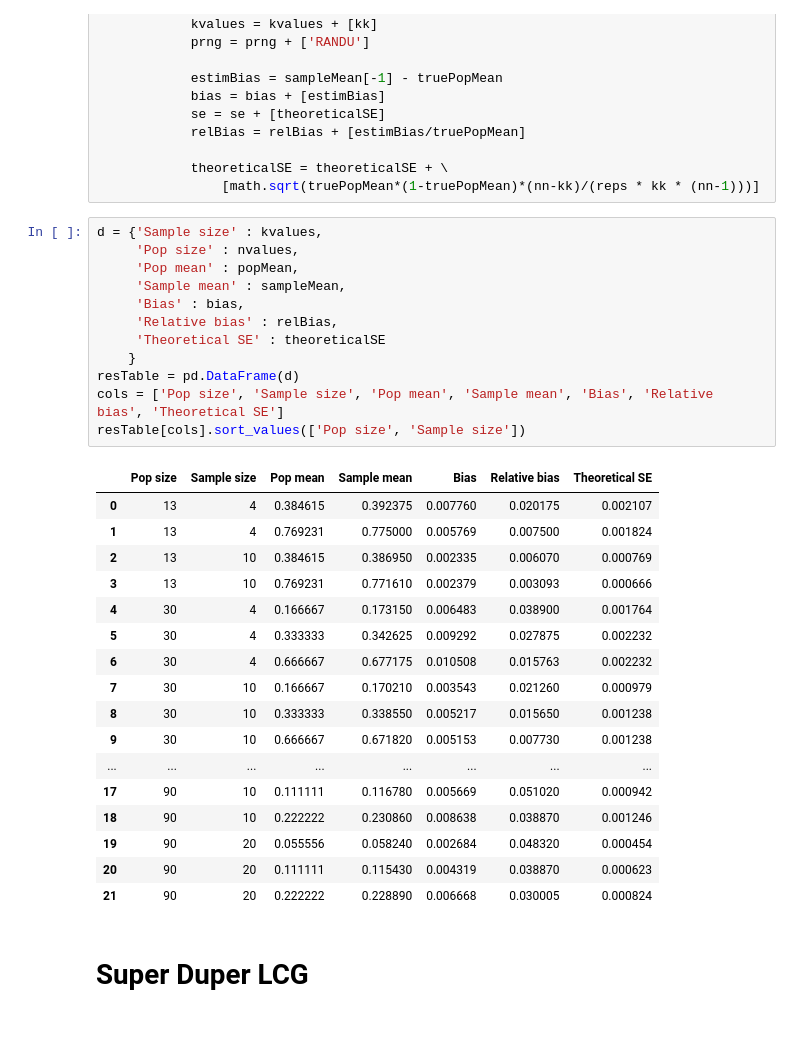
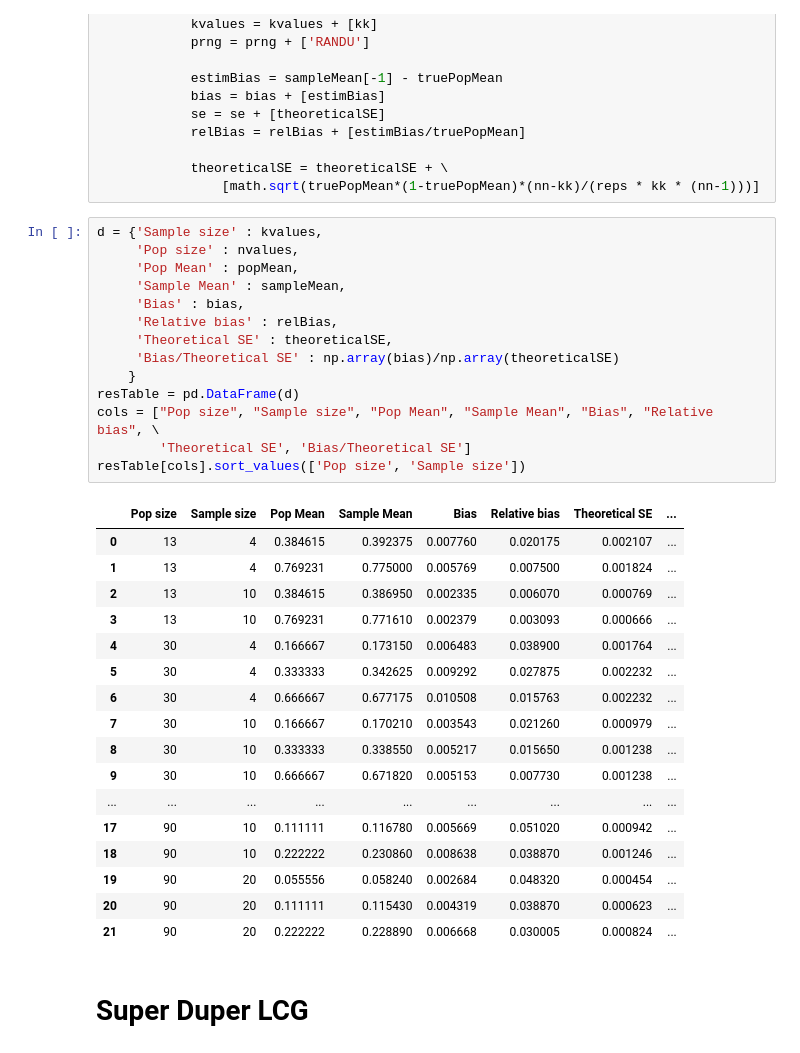
Before and after one commit to kellieotto/prngs-and-permutations, a Jupyter notebook: Code/sampleMeanBias.ipynb, the cells around one changed output. Cells and saved outputs as stored; diff of their text form.

```diff
--- a/Code/sampleMeanBias.ipynb
+++ b/Code/sampleMeanBias.ipynb
@@ -131,33 +131,35 @@ for nn in n:
 # %%
 d = {'Sample size' : kvalues,
      'Pop size' : nvalues,
-     'Pop mean' : popMean,
-     'Sample mean' : sampleMean,
+     'Pop Mean' : popMean,
+     'Sample Mean' : sampleMean,
      'Bias' : bias,
      'Relative bias' : relBias,
-     'Theoretical SE' : theoreticalSE
+     'Theoretical SE' : theoreticalSE,
+     'Bias/Theoretical SE' : np.array(bias)/np.array(theoreticalSE)
     }
 resTable = pd.DataFrame(d)
-cols = ['Pop size', 'Sample size', 'Pop mean', 'Sample mean', 'Bias', 'Relative bias', 'Theoretical SE']
+cols = ["Pop size", "Sample size", "Pop Mean", "Sample Mean", "Bias", "Relative bias", \
+        'Theoretical SE', 'Bias/Theoretical SE']
 resTable[cols].sort_values(['Pop size', 'Sample size'])
 # %% [output]
-|  | Pop size | Sample size | Pop mean | Sample mean | Bias | Relative bias | Theoretical SE |
-| 0 | 13 | 4 | 0.384615 | 0.392375 | 0.007760 | 0.020175 | 0.002107 |
-| 1 | 13 | 4 | 0.769231 | 0.775000 | 0.005769 | 0.007500 | 0.001824 |
-| 2 | 13 | 10 | 0.384615 | 0.386950 | 0.002335 | 0.006070 | 0.000769 |
-| 3 | 13 | 10 | 0.769231 | 0.771610 | 0.002379 | 0.003093 | 0.000666 |
-| 4 | 30 | 4 | 0.166667 | 0.173150 | 0.006483 | 0.038900 | 0.001764 |
-| 5 | 30 | 4 | 0.333333 | 0.342625 | 0.009292 | 0.027875 | 0.002232 |
-| 6 | 30 | 4 | 0.666667 | 0.677175 | 0.010508 | 0.015763 | 0.002232 |
-| 7 | 30 | 10 | 0.166667 | 0.170210 | 0.003543 | 0.021260 | 0.000979 |
-| 8 | 30 | 10 | 0.333333 | 0.338550 | 0.005217 | 0.015650 | 0.001238 |
-| 9 | 30 | 10 | 0.666667 | 0.671820 | 0.005153 | 0.007730 | 0.001238 |
-| ... | ... | ... | ... | ... | ... | ... | ... |
-| 17 | 90 | 10 | 0.111111 | 0.116780 | 0.005669 | 0.051020 | 0.000942 |
-| 18 | 90 | 10 | 0.222222 | 0.230860 | 0.008638 | 0.038870 | 0.001246 |
-| 19 | 90 | 20 | 0.055556 | 0.058240 | 0.002684 | 0.048320 | 0.000454 |
-| 20 | 90 | 20 | 0.111111 | 0.115430 | 0.004319 | 0.038870 | 0.000623 |
-| 21 | 90 | 20 | 0.222222 | 0.228890 | 0.006668 | 0.030005 | 0.000824 |
+|  | Pop size | Sample size | Pop Mean | Sample Mean | Bias | Relative bias | Theoretical SE | ... |
+| 0 | 13 | 4 | 0.384615 | 0.392375 | 0.007760 | 0.020175 | 0.002107 | ... |
+| 1 | 13 | 4 | 0.769231 | 0.775000 | 0.005769 | 0.007500 | 0.001824 | ... |
+| 2 | 13 | 10 | 0.384615 | 0.386950 | 0.002335 | 0.006070 | 0.000769 | ... |
+| 3 | 13 | 10 | 0.769231 | 0.771610 | 0.002379 | 0.003093 | 0.000666 | ... |
+| 4 | 30 | 4 | 0.166667 | 0.173150 | 0.006483 | 0.038900 | 0.001764 | ... |
+| 5 | 30 | 4 | 0.333333 | 0.342625 | 0.009292 | 0.027875 | 0.002232 | ... |
+| 6 | 30 | 4 | 0.666667 | 0.677175 | 0.010508 | 0.015763 | 0.002232 | ... |
+| 7 | 30 | 10 | 0.166667 | 0.170210 | 0.003543 | 0.021260 | 0.000979 | ... |
+| 8 | 30 | 10 | 0.333333 | 0.338550 | 0.005217 | 0.015650 | 0.001238 | ... |
+| 9 | 30 | 10 | 0.666667 | 0.671820 | 0.005153 | 0.007730 | 0.001238 | ... |
+| ... | ... | ... | ... | ... | ... | ... | ... | ... |
+| 17 | 90 | 10 | 0.111111 | 0.116780 | 0.005669 | 0.051020 | 0.000942 | ... |
+| 18 | 90 | 10 | 0.222222 | 0.230860 | 0.008638 | 0.038870 | 0.001246 | ... |
+| 19 | 90 | 20 | 0.055556 | 0.058240 | 0.002684 | 0.048320 | 0.000454 | ... |
+| 20 | 90 | 20 | 0.111111 | 0.115430 | 0.004319 | 0.038870 | 0.000623 | ... |
+| 21 | 90 | 20 | 0.222222 | 0.228890 | 0.006668 | 0.030005 | 0.000824 | ... |
 # %% [markdown]
 # Super Duper LCG
 # %%
```
Also changed, not shown: parts of 2 cells of this notebook, 1 other file.
